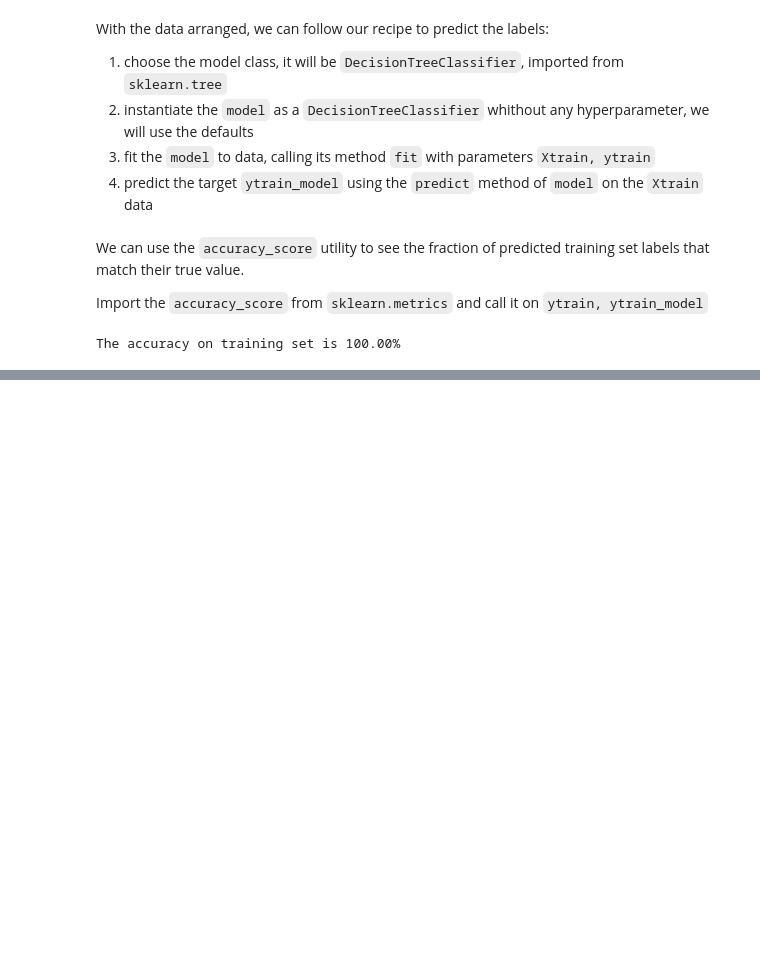
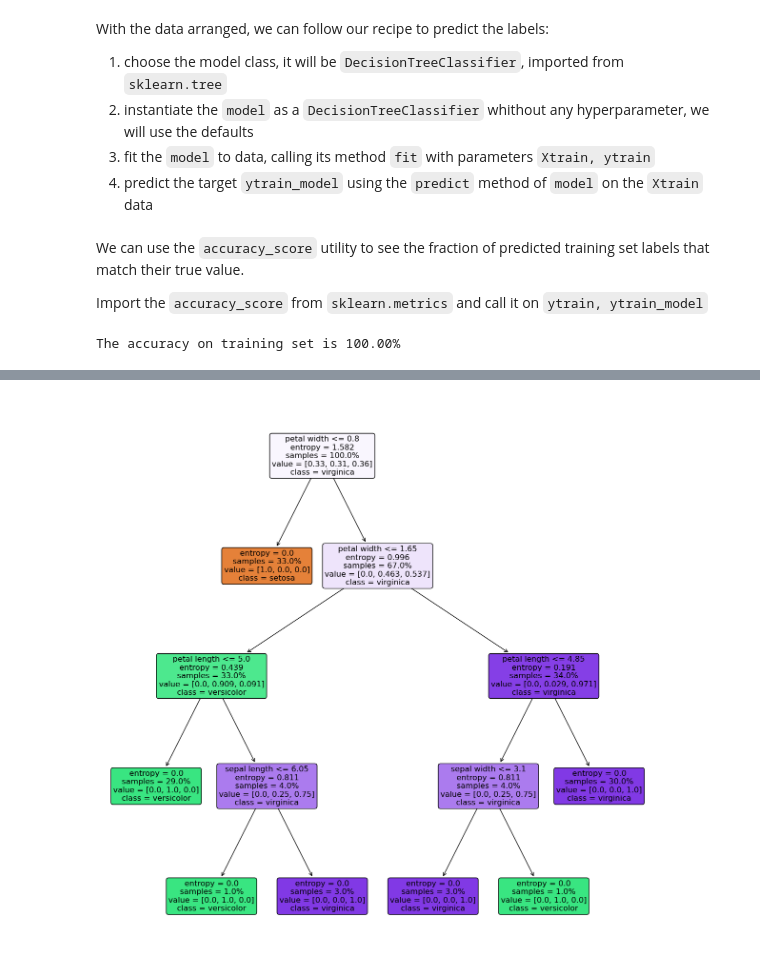
Before and after one commit to Rezashatery/iris-sickit-learn, a Jupyter notebook: irisdataset.ipynb, the cells around one changed output, grey strips where cells are left out. Cells and saved outputs as stored; diff of their text form; code cells hidden in the pictures; blank space fills up the shorter version.

```diff
--- a/irisdataset.ipynb
+++ b/irisdataset.ipynb
@@ -205,0 +231,15 @@ The accuracy on training set is 100.00%
+# %%
+from matplotlib import pyplot
+from sklearn.tree import plot_tree
+from matplotlib.pyplot import figure
+figure(figsize = (15,15))
+plot_tree(model
+#          , fontsize=6
+          , filled=True
+          , feature_names = ['sepal length', 'sepal width', 'petal length', 'petal width']
+          , class_names = ['setosa', 'versicolor', 'virginica']
+          , rounded = True
+          , proportion = True
+         );
+# %% [output]
+[figure, added]
```
Also changed, not shown: parts of 2 cells of this notebook.
